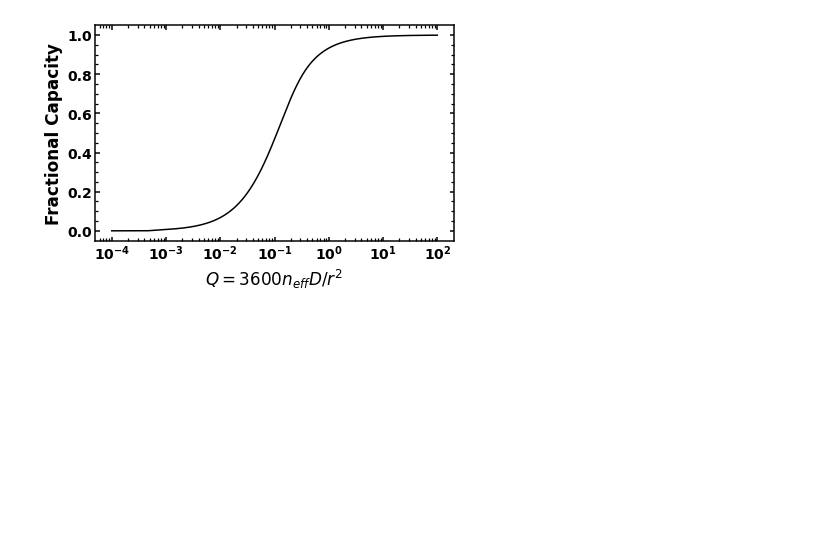
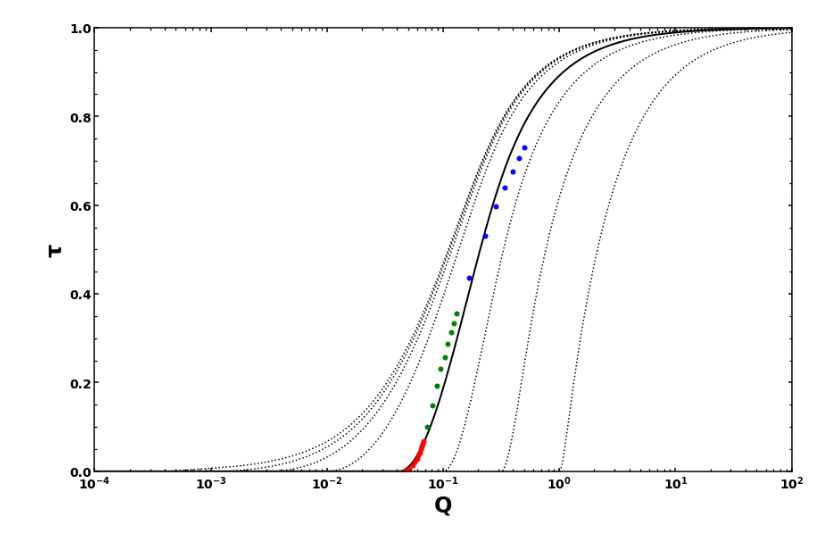
Before and after one commit to mmemcormier/amid, a Jupyter notebook: test_IRfit.ipynb, the cells around one changed output. Cells and saved outputs as stored; diff of their text form; code cells hidden in the pictures; blank space fills up the shorter version.

```diff
--- a/test_IRfit.ipynb
+++ b/test_IRfit.ipynb
@@ -14,8 +14,8 @@ alphas = np.unique(np.around(alphas, 8))**2
 alphas = alphas[:nalpha]
 # %%
 # Plot Atlung curve with various R_Ohm
-R_Ohm = np.array([0, 1e-3, 3.1622e-3, 1e-2, 3.1622e-2, 1e-1, 3.162e-1, 1])
-R_Ohm = np.array([0.0])
+R_Ohm = np.array([0, 1e-3, 3.1622e-3, 1e-2, 4.1622e-2, 1e-1, 3.1622e-1, 1])
+#R_Ohm = np.array([4.1622e-2])
 nQ = 1000
 A = 3
 B = 5
@@ -25,6 +25,9 @@ Q_thr1 = np.zeros(len(R_Ohm))
 tau_thr2 = np.zeros(len(R_Ohm))
 Q_thr2 = np.zeros(len(R_Ohm))
 with plt.style.context('grapher'):
+
+    plt.figure(figsize = (12, 8))
+
     for i in range(len(R_Ohm)):
         print(R_Ohm[i])
         Q_arr = np.logspace(-4, 2, nQ)
@@ -47,26 +50,76 @@ with plt.style.context('grapher'):
                 tau_thr2[i] = tau_sol[j]
                 Q_thr2[i] = Q_arr[j]
 
-        plt.semilogx(Q_arr, tau_sol, '-k')
+        if R_Ohm[i] < 1e-1 and R_Ohm[i] > 1e-2:
+            plt.semilogx(Q_arr, tau_sol, '-k', linewidth=2)
+        else:
+            plt.semilogx(Q_arr, tau_sol, ':k')
 
 
-        #D = 8.68e-12
-        #r = 1.461e-4
-        #I = 6.9e-6
-        #dqdV = 0.000179
-        #V_arr = Q_arr/3600/D*r**2*I/dqdV
+        D = 8.68e-12
+        r = 1.461e-4
+        I = 6.9e-6
+        dqdV = 0.000179
+        V_arr = Q_arr/3600/D*r**2*I/dqdV
         #for i in range(len(V_arr)):
-        #    print(V_arr[i])
+            #print(V_arr[i])
         #for i in range(len(V_arr)):
-        #    print(tau_sol[i])
-        #print(V_arr, tau_sol)
-        #Qdata = np.multiply([1.5, 1.9, 2.3], 1)
-        #taudata = [0.05, 0.1, 0.15]
-        #plt.semilogx(Qdata, taudata, 'or')
+            #print(tau_sol[i])
+        #print(np.transpose([Q_arr, tau_sol]).tolist())
+
+    Qdata1 = np.multiply([936.9481272, 982.020253, 1042.269145, 1125.729004, 1171.061585, 1241.139349, 1260.027133, 1306.831193, 1318.09162, 1344.926151, 1361.610518, 1394.621839], 4.8622e-5)
+    taudata1 = [5.25006E-05, 0.000762789, 0.005267077, 0.013235003, 0.021261131, 0.02811711, 0.035631382, 0.042006877, 0.049234325, 0.055686901, 0.062348378, 0.068042586]
+
+    Qdata2 = np.multiply([1495.507507, 1674.794112, 1802.17781, 1947.694541, 2126.962134, 2263.775466, 2391.172472, 2547.194879, 2666.960726], 4.8622e-5)
+    taudata2 = [0.099626092, 0.148667614, 0.193645323, 0.230518091, 0.258102397, 0.286675559, 0.313220784, 0.333292378, 0.355819606]
+
+    Qdata3 = np.multiply([3413.088058, 4691.579021, 5850.304137, 7009.766893, 8125.317216, 9186.439924, 10245.73184], 4.8622e-5)
+    taudata3 = [0.436541704, 0.530730191, 0.596546795, 0.640533252, 0.675667141, 0.706478165, 0.731039196]
+
+    plt.semilogx(Qdata1, taudata1, 'or', markersize=5)
+    plt.semilogx(Qdata2, taudata2, 'og', markersize=5)
+    plt.semilogx(Qdata3, taudata3, 'ob', markersize=5)
 
     #plt.semilogx(Q_thr1, tau_thr1)
     #plt.semilogx(Q_thr2, tau_thr2)
-    plt.xlabel(r'$Q = 3600 n_{eff} D/ r^2$')
-    plt.ylabel('Fractional Capacity')
+    #plt.xlabel('$Q = 3600 n_{eff} D/ r^2$')
+    #plt.ylabel('Fractional Capacity')
+    plt.xlabel('Q', weight='bold', fontsize=24)
+    plt.ylabel('τ', weight='bold', fontsize=24)
+    plt.xlim([1e-4, 1e2])
+    plt.ylim([0, 1])
+
+    plt.savefig('abstract1.png')
+
+    plt.figure()
+
+    qdata0 = [0, -0.073422326, -0.073422326]
+    Vdata0 = [3.475780548, 3.4636178, 3.466519215]
+    qdata00 = [0, -0.085450475]
+    Vdata00 = [3.475780548, 3.46500201]
+
+    qdata1 = [-4.10252E-07, -4.57848E-05, -0.000124259, -0.000207653, -0.000291047, -0.000374442, -0.000457838, -0.000541234, -0.00062463, -0.000708027, -0.000791423]
+    Vdata1 = [3.474794876, 3.474684078, 3.474596278, 3.474548588, 3.474474866, 3.474454996, 3.474405758, 3.474393912, 3.474365682, 3.47434813, 3.474313402]
+
+    qdata2 = [-0.001242605, -0.002076583, -0.002910557, -0.00374453, -0.004578501, -0.00541247, -0.006246446, -0.00708042, -0.0079144]
+    Vdata2 = [3.47420727, 3.47401866, 3.473884652, 3.473731568, 3.473542978, 3.47339905, 3.473265028, 3.473100892, 3.472974898]
+
+    qdata3 = [-0.012426383, -0.020766549, -0.0291068, -0.037446976, -0.045787256, -0.054127439, -0.062467646]
+    Vdata3 = [3.47218997, 3.470844994, 3.469626012, 3.468406254, 3.467232692, 3.466116388, 3.46500201]
+
+    qdataall = np.concatenate(([qdata0[0]], qdata1, qdata2, qdata3, qdata0[1:3]))
+    Vdataall = np.concatenate(([Vdata0[0]], Vdata1, Vdata2, Vdata3, Vdata0[1:3]))
+
+    plt.plot(qdataall, Vdataall, '-', linewidth=1)
+    plt.plot(qdata0, Vdata0, 'ok', markersize=5)
+    plt.plot(qdata00, Vdata00, '--k', markersize=5)
+    plt.plot(qdata1, Vdata1, 'or', markersize=5)
+    plt.plot(qdata2, Vdata2, 'og', markersize=5)
+    plt.plot(qdata3, Vdata3, 'ob', markersize=5)
+
+    plt.xlabel('q (mAh)', weight='bold', fontsize=18)
+    plt.ylabel('V vs. ref (V)', weight='bold', fontsize=18)
+
+    plt.savefig('abstract2.png')
 # %% [output]
 0.0
@@ -73 +134 @@ with plt.style.context('grapher'):
-[figure, old version]
+[figure, new version]
```
Also changed, not shown: parts of 1 cell of this notebook, 4 other files.
